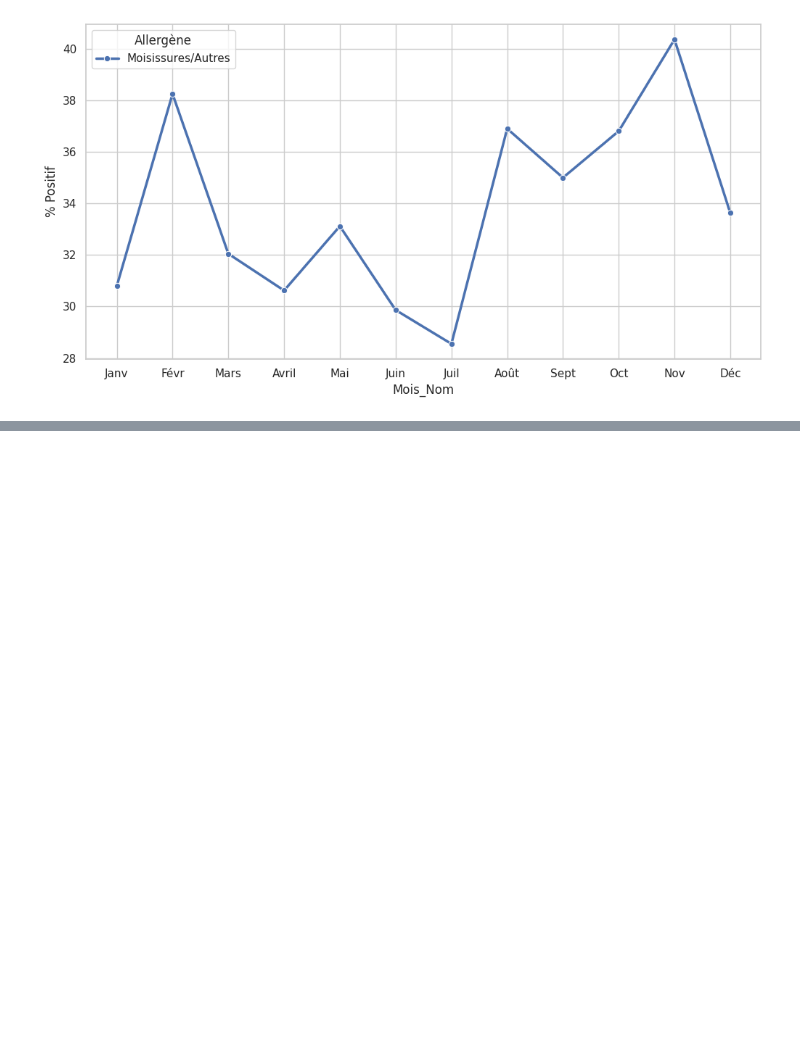
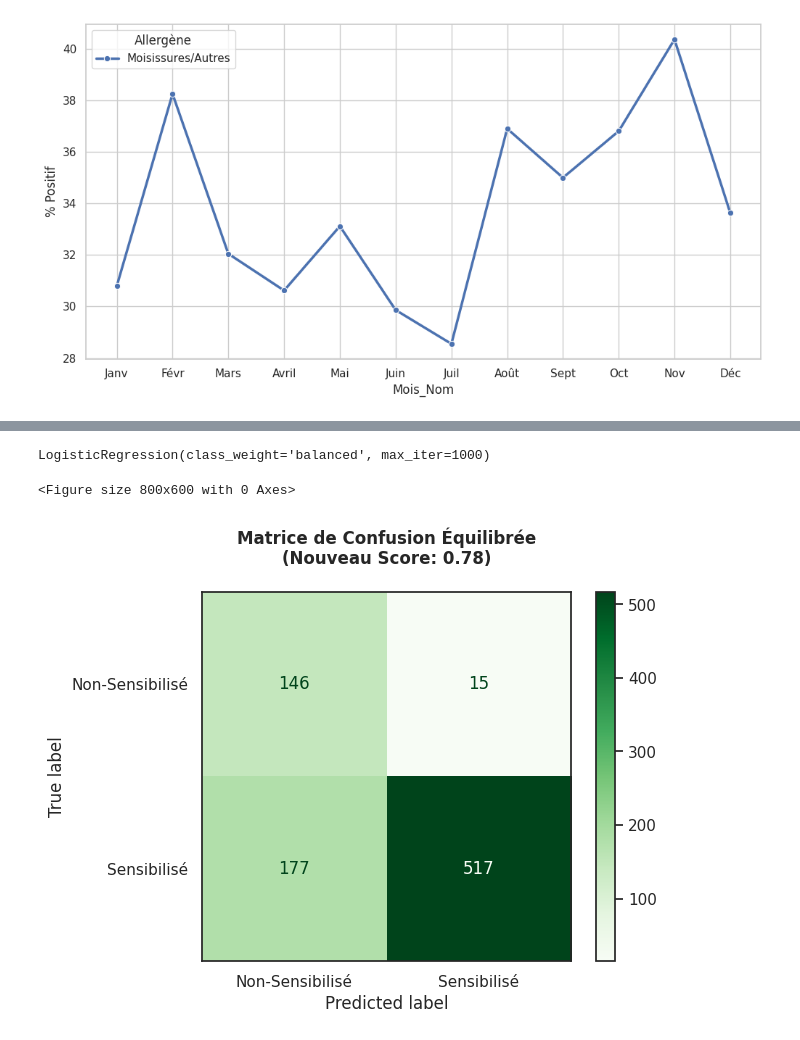
Before and after one commit to IngeaJeanOlivier/Allergies, a Jupyter notebook: notebooks/nb_edith.ipynb, the cells around one changed output, grey strips where cells are left out. Saved outputs shown, nothing was run; the diff lists cells and outputs as text; code cells hidden in the pictures; blank space fills up the shorter version.

Commit message:
amelioration du modele

```diff
--- a/notebooks/nb_edith.ipynb
+++ b/notebooks/nb_edith.ipynb
@@ -796,0 +928,34 @@ def evaluer_performances_modele(modele, X_test, y_test, y_pred, y_prob):
+# %%
+#Améliorer la détection des "Non-Sensibilisés"
+# Ajoute 'class_weight="balanced"'
+lr = LogisticRegression(max_iter=1000, class_weight='balanced')
+lr.fit(X_train_scaled, y_train)
+# %% [output]
+LogisticRegression(class_weight='balanced', max_iter=1000)
+# %%
+#matrice de confusion avec le modèle amélioré
+from sklearn.linear_model import LogisticRegression
+from sklearn.metrics import confusion_matrix, ConfusionMatrixDisplay
+import matplotlib.pyplot as plt
+
+# --- ENTRAÎNEMENT AVEC ÉQUILIBRAGE DES CLASSES ---
+# 'balanced' va ajuster les poids inversement proportionnels aux fréquences des classes
+lr_balanced = LogisticRegression(max_iter=1000, class_weight='balanced')
+lr_balanced.fit(X_train_scaled, y_train)
+
+# --- GÉNÉRATION DE LA NOUVELLE MATRICE ---
+y_pred_balanced = lr_balanced.predict(X_test_scaled)
+cm_balanced = confusion_matrix(y_test, y_pred_balanced)
+
+# --- AFFICHAGE ---
+plt.figure(figsize=(8, 6))
+disp = ConfusionMatrixDisplay(confusion_matrix=cm_balanced, display_labels=['Non-Sensibilisé', 'Sensibilisé'])
+disp.plot(cmap='Greens', values_format='d') # On change en vert pour différencier
+
+plt.title(f"Matrice de Confusion Équilibrée\n(Nouveau Score: {lr_balanced.score(X_test_scaled, y_test):.2f})",
+          weight='bold', pad=20)
+plt.grid(False)
+plt.show()
+# %% [output]
+<Figure size 800x600 with 0 Axes>
+[figure, added]
```
Also changed, not shown: parts of 16 cells of this notebook, 1 other file.
